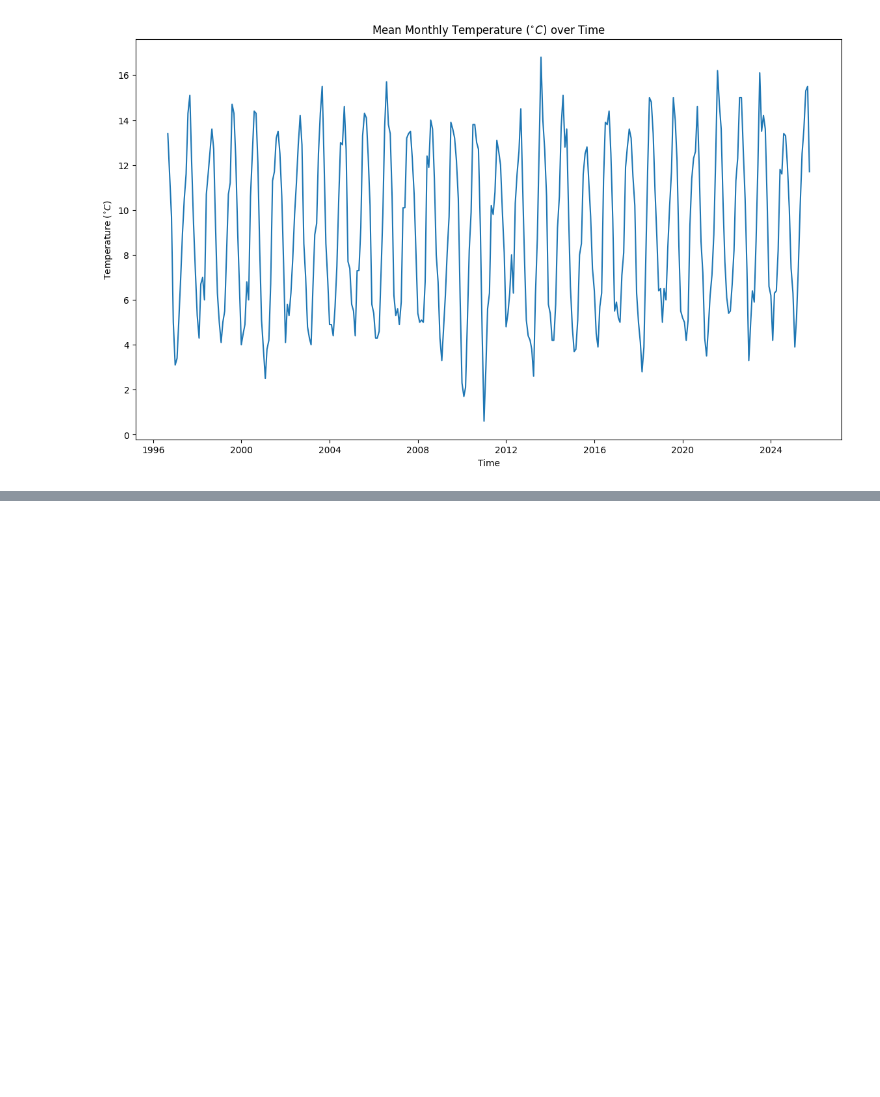
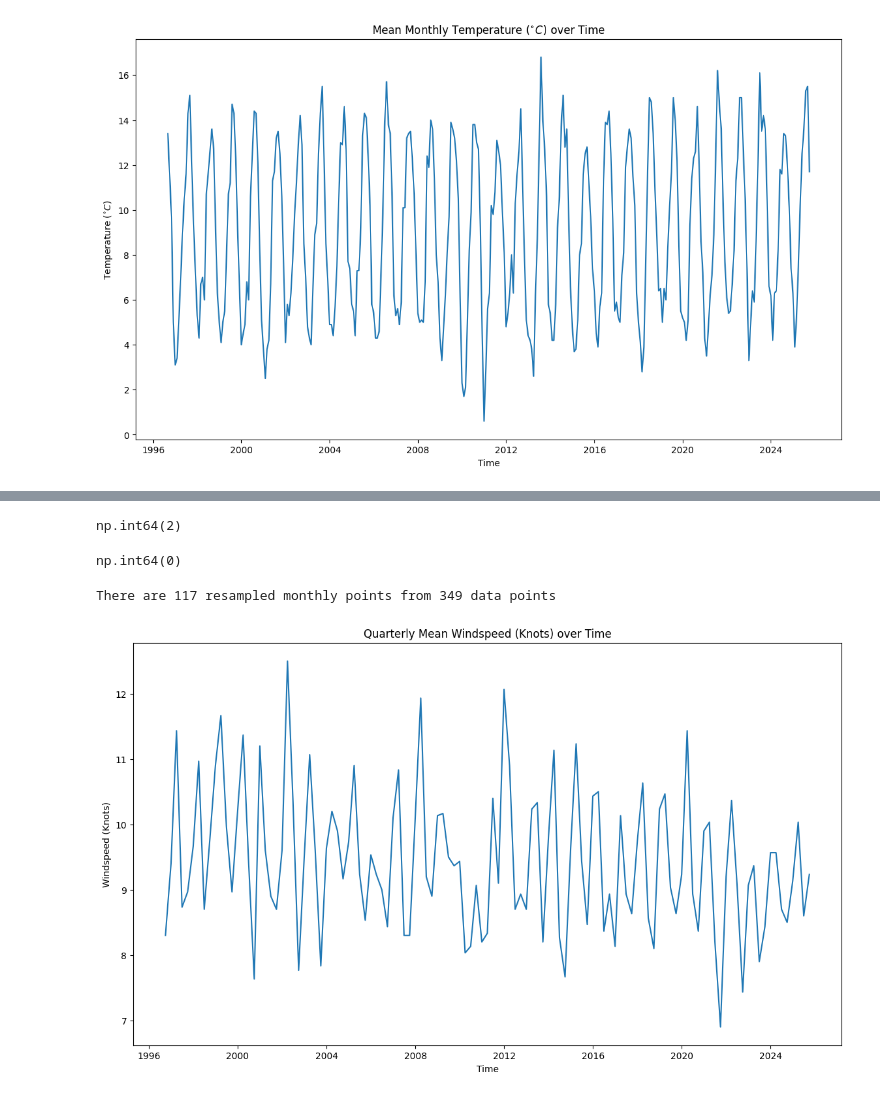
Before and after one commit to fin81985/PFDA-Assignments, a Jupyter notebook: assignment_6_Weather.ipynb, the cells around one changed output, grey strips where cells are left out. Saved outputs shown, nothing was run; the diff lists cells and outputs as text; code cells hidden in the pictures; blank space fills up the shorter version.

```diff
--- a/assignment_6_Weather.ipynb
+++ b/assignment_6_Weather.ipynb
@@ -134,0 +156,29 @@ sns.lineplot(data=df.iloc[36:48], x="date", y="meant")
+# %%
+df_indexed['wdsp'] = np.where(df_indexed['wdsp'].str.startswith(' '), np.nan, df_indexed['wdsp'])
+# %%
+df_indexed['wdsp'].isna().sum()
+# %% [output]
+np.int64(2)
+# %%
+df_indexed['wdsp'] = df_indexed['wdsp'].bfill()
+# %%
+df_indexed['wdsp'].isna().sum()
+# %% [output]
+np.int64(0)
+# %%
+# Convert wdsp to numeric, coercing errors to NaN
+df_indexed['wdsp'] = pd.to_numeric(df_indexed['wdsp'], errors='coerce')
+mean_quarterly_windspeed = df_indexed['wdsp'].resample('QE').mean() # resampling per quarter
+# %%
+mean_quarterly_windspeed = df_indexed['wdsp'].resample('QE').mean() # resampling per week
+print(f"There are {mean_quarterly_windspeed.shape[0]} resampled monthly points from {df_indexed.shape[0]} data points")
+
+
+fig, ax = plt.subplots(figsize=(14,8))
+sns.lineplot(mean_quarterly_windspeed)
+ax.set_ylabel('Windspeed (Knots)')
+ax.set_xlabel('Time')
+ax.set_title('Quarterly Mean Windspeed (Knots) over Time');
+# %% [output]
+There are 117 resampled monthly points from 349 data points
+[figure, added]
```
Also changed, not shown: parts of 3 cells of this notebook.
